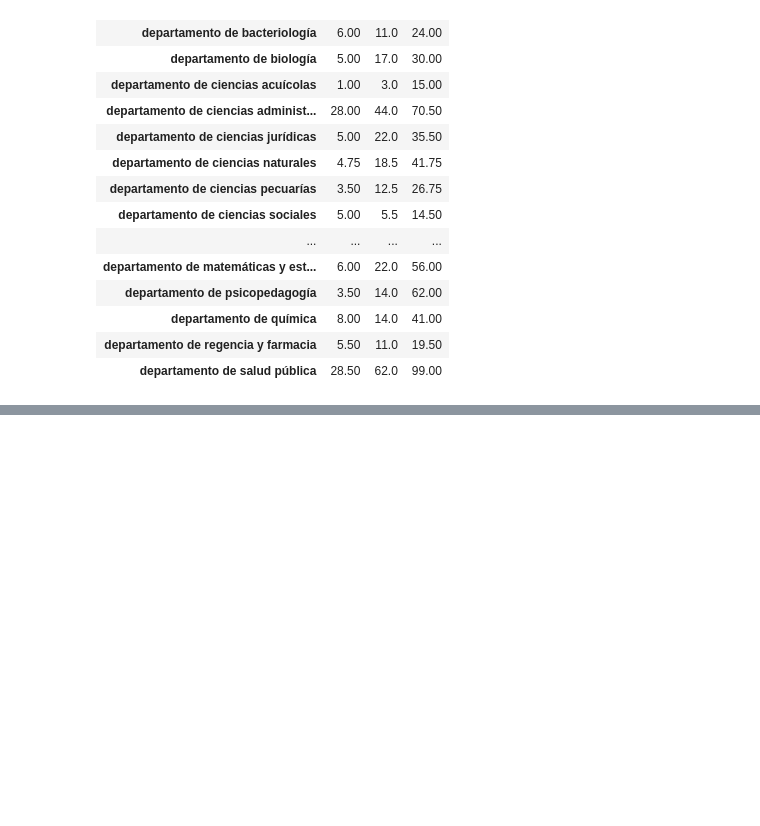
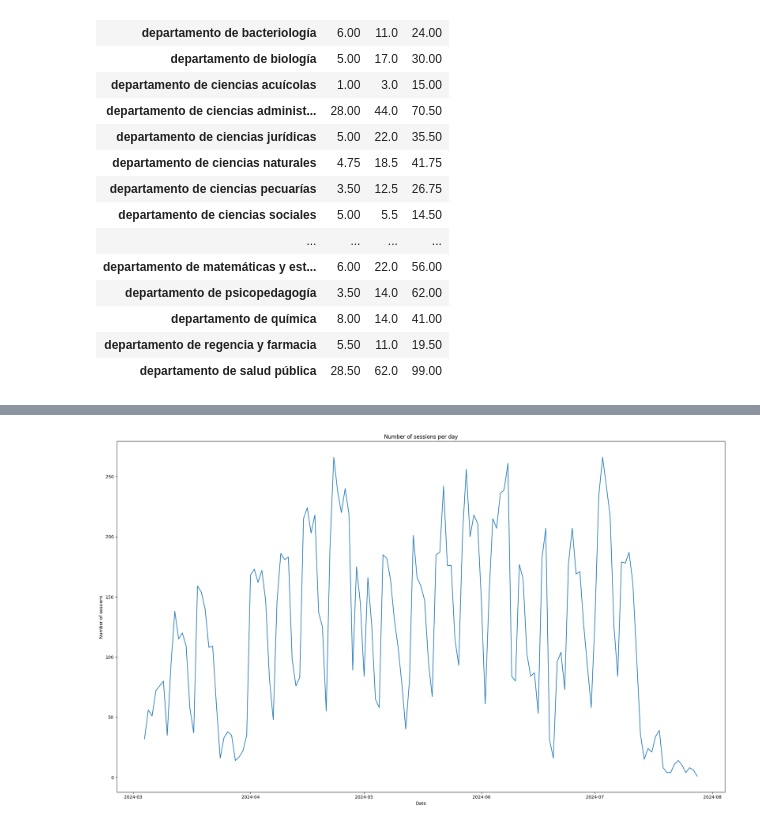
Before and after one commit to Jose47Morales/AnalisisConPython, a Jupyter notebook: sess01/s1.ipynb, the cells around one changed output, grey strips where cells are left out. Saved outputs shown, nothing was run; the diff lists cells and outputs as text; code cells hidden in the pictures; blank space fills up the shorter version.

```diff
--- a/sess01/s1.ipynb
+++ b/sess01/s1.ipynb
@@ -221,0 +236,14 @@ quartiles_per_department
+# %%
+# Line chart to see date trends
+df_copy['date'] = df_copy['timecreated'].dt.date
+sessions_per_day = df_copy.groupby('date').size()
+
+plt.figure(figsize=(20, 12))
+sessions_per_day.plot(kind='line')
+plt.title('Number of sessions per day')
+plt.xlabel('Date')
+plt.ylabel('Number of sessions')
+plt.tight_layout()
+plt.show()
+# %% [output]
+[figure, added]
```
Also changed, not shown: parts of 2 cells of this notebook.
